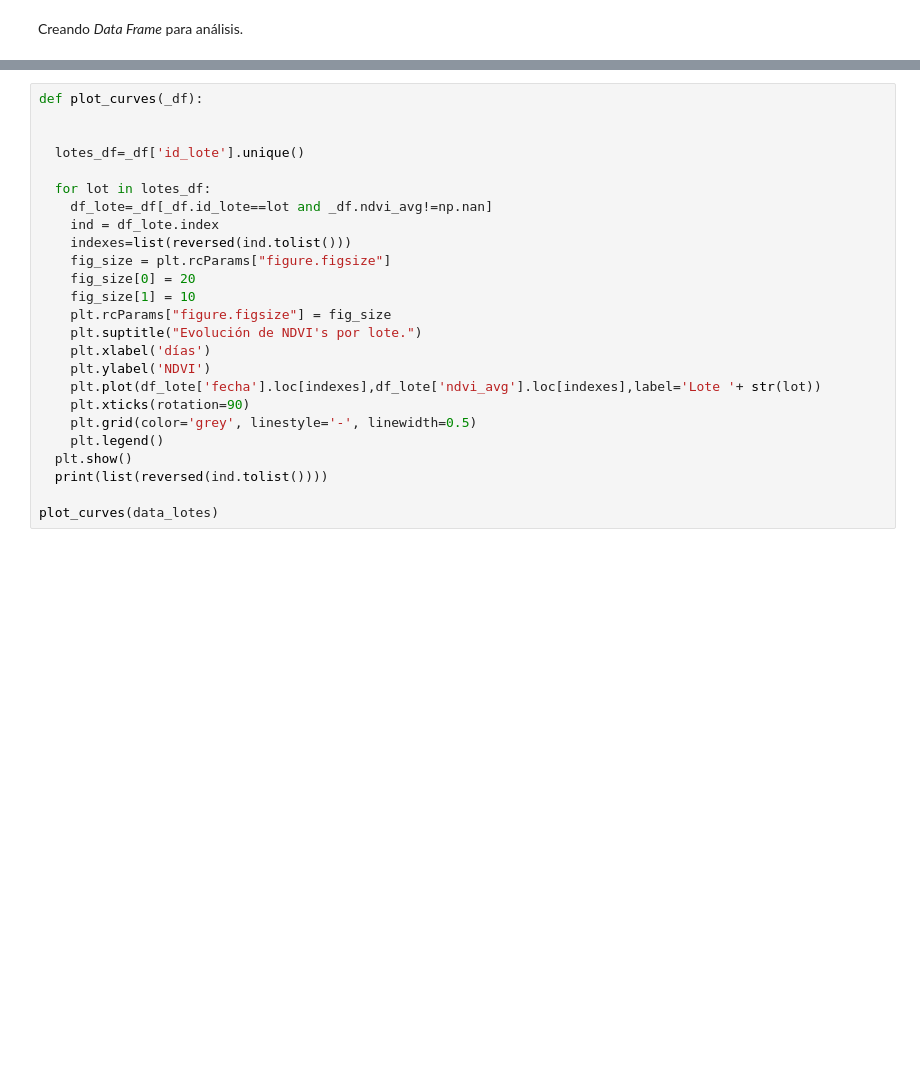
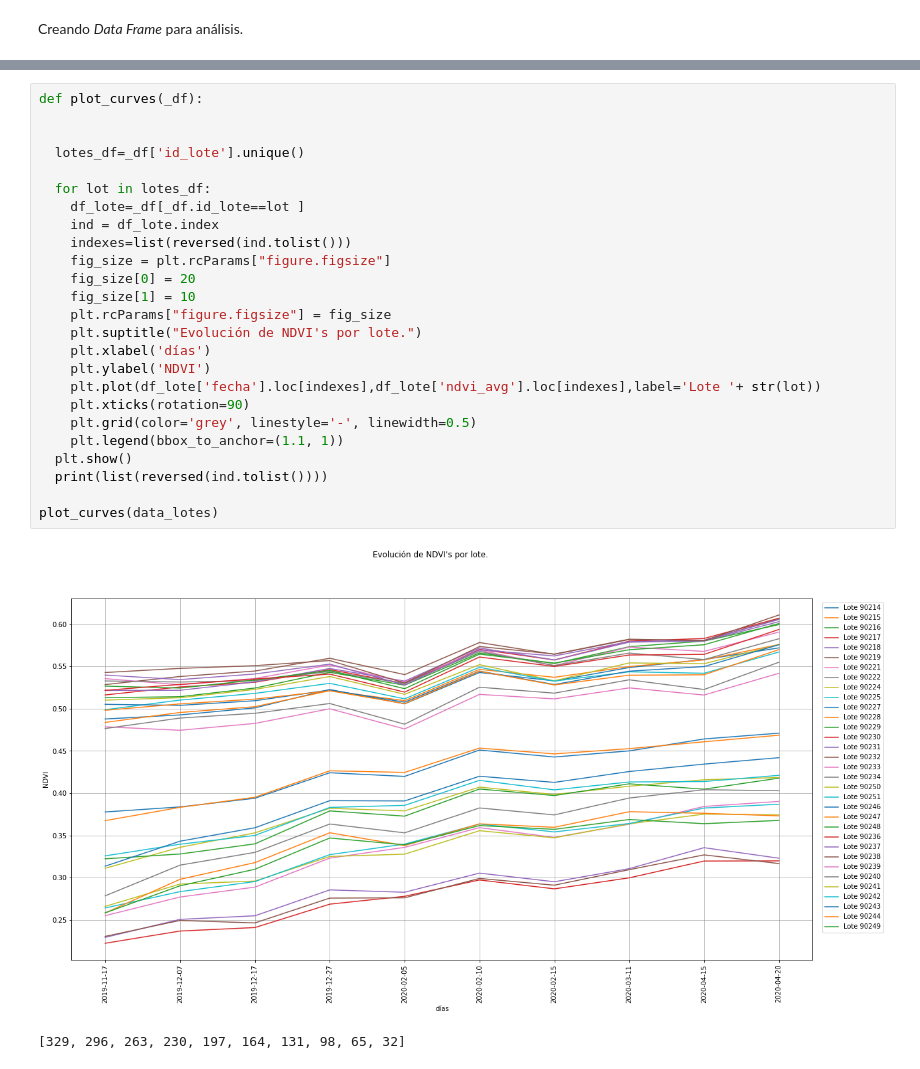
Before and after one commit to Crisramorino/Space-AG-Challenge, a Jupyter notebook: Sentinel2_NDVI.ipynb, the cells around one changed output, grey strips where cells are left out. Drawn from its saved outputs; the diff is of its cells as text; blank space fills up the shorter version.

```diff
--- a/Sentinel2_NDVI.ipynb
+++ b/Sentinel2_NDVI.ipynb
@@ -213,28 +222,31 @@ data_lotes.head()
 # %%
 def plot_curves(_df):
 
 
   lotes_df=_df['id_lote'].unique()
 
   for lot in lotes_df:
-    df_lote=_df[_df.id_lote==lot and _df.ndvi_avg!=np.nan]
+    df_lote=_df[_df.id_lote==lot ]
     ind = df_lote.index
     indexes=list(reversed(ind.tolist()))
     fig_size = plt.rcParams["figure.figsize"]
     fig_size[0] = 20
     fig_size[1] = 10
     plt.rcParams["figure.figsize"] = fig_size
     plt.suptitle("Evolución de NDVI's por lote.")
     plt.xlabel('días')
     plt.ylabel('NDVI')
     plt.plot(df_lote['fecha'].loc[indexes],df_lote['ndvi_avg'].loc[indexes],label='Lote '+ str(lot))
     plt.xticks(rotation=90)
     plt.grid(color='grey', linestyle='-', linewidth=0.5)
-    plt.legend()
+    plt.legend(bbox_to_anchor=(1.1, 1))
   plt.show()
   print(list(reversed(ind.tolist())))
 
 plot_curves(data_lotes)
+# %% [output]
+[figure, added]
+[329, 296, 263, 230, 197, 164, 131, 98, 65, 32]
 # %% [markdown]
 ##Conclusiones:
 
```
Also changed, not shown: parts of 3 cells of this notebook.
